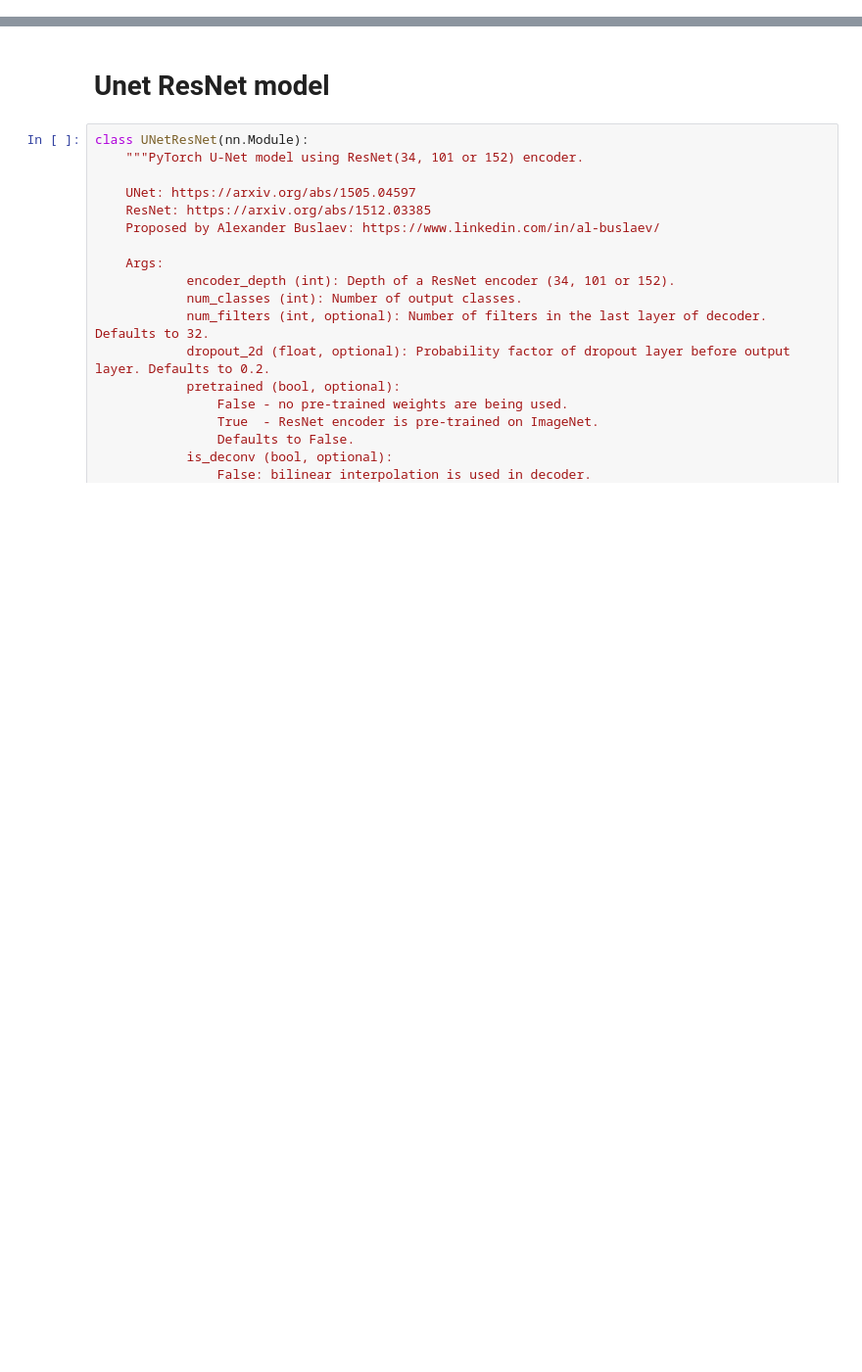
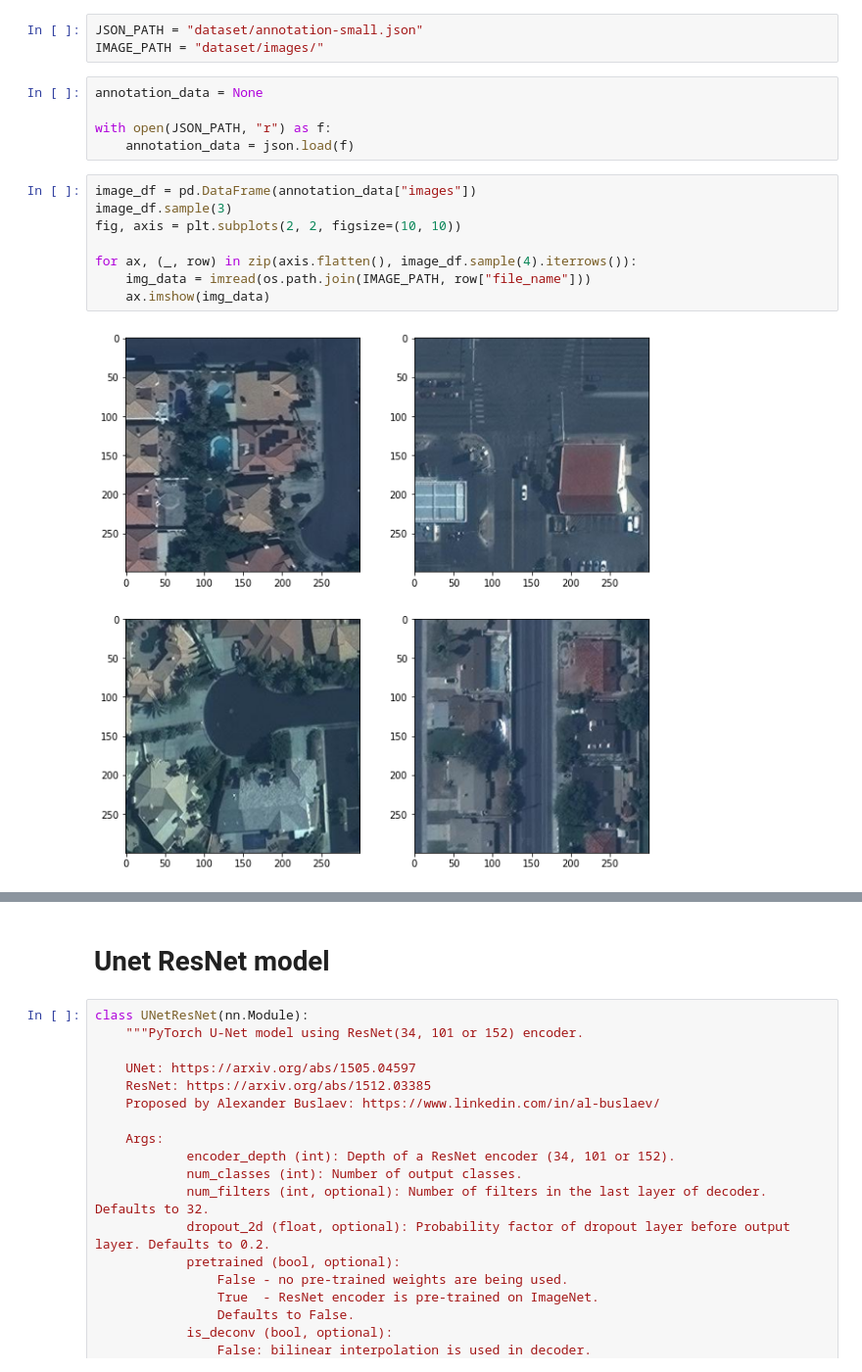
Before and after one commit to nullptr-code/CS437_Project, a Jupyter notebook: building_segmentation.ipynb, the cells around one changed output, grey strips where cells are left out. Shown at 98% size. Saved outputs shown, nothing was run; the diff lists cells and outputs as text; blank space fills up the shorter version.

Commit message:
some data import code

```diff
--- a/building_segmentation.ipynb
+++ b/building_segmentation.ipynb
@@ -6,0 +15,18 @@ import torchvision
+# %%
+JSON_PATH = "dataset/annotation-small.json"
+IMAGE_PATH = "dataset/images/"
+# %%
+annotation_data = None
+
+with open(JSON_PATH, "r") as f:
+    annotation_data = json.load(f)
+# %%
+image_df = pd.DataFrame(annotation_data["images"])
+image_df.sample(3)
+fig, axis = plt.subplots(2, 2, figsize=(10, 10))
+
+for ax, (_, row) in zip(axis.flatten(), image_df.sample(4).iterrows()):
+    img_data = imread(os.path.join(IMAGE_PATH, row["file_name"]))
+    ax.imshow(img_data)
+# %% [output]
+[figure, added]
```
Also changed, not shown: parts of 9 cells of this notebook.
